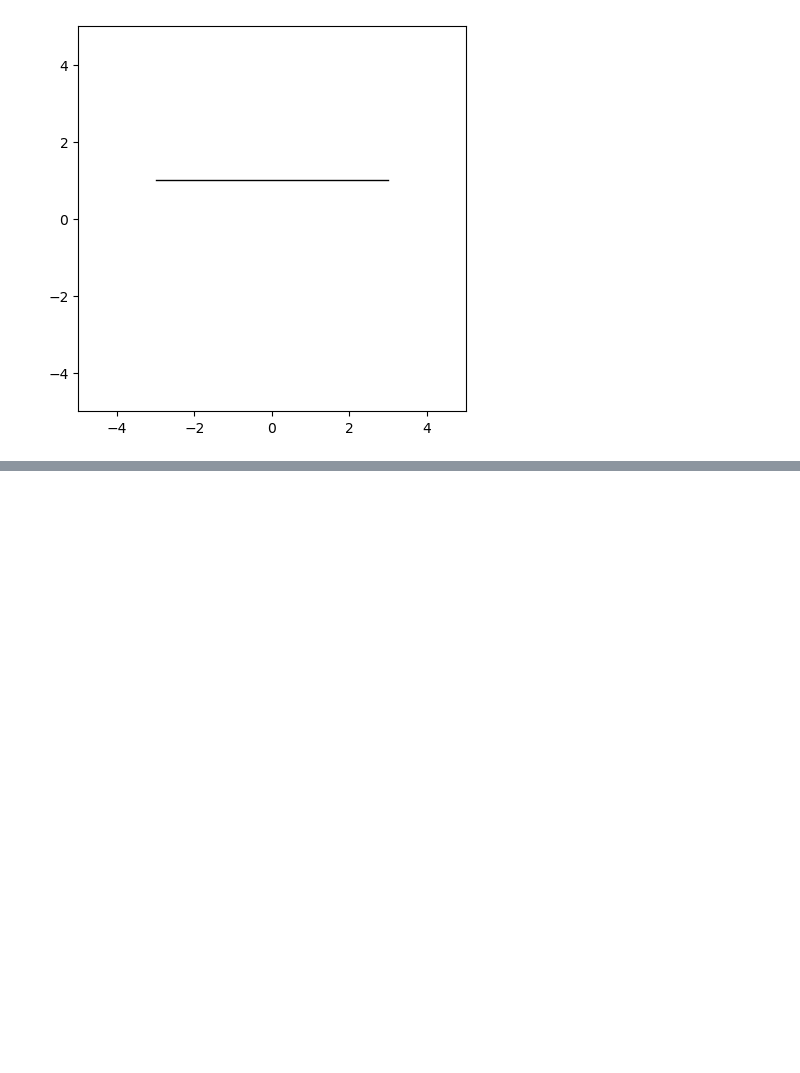
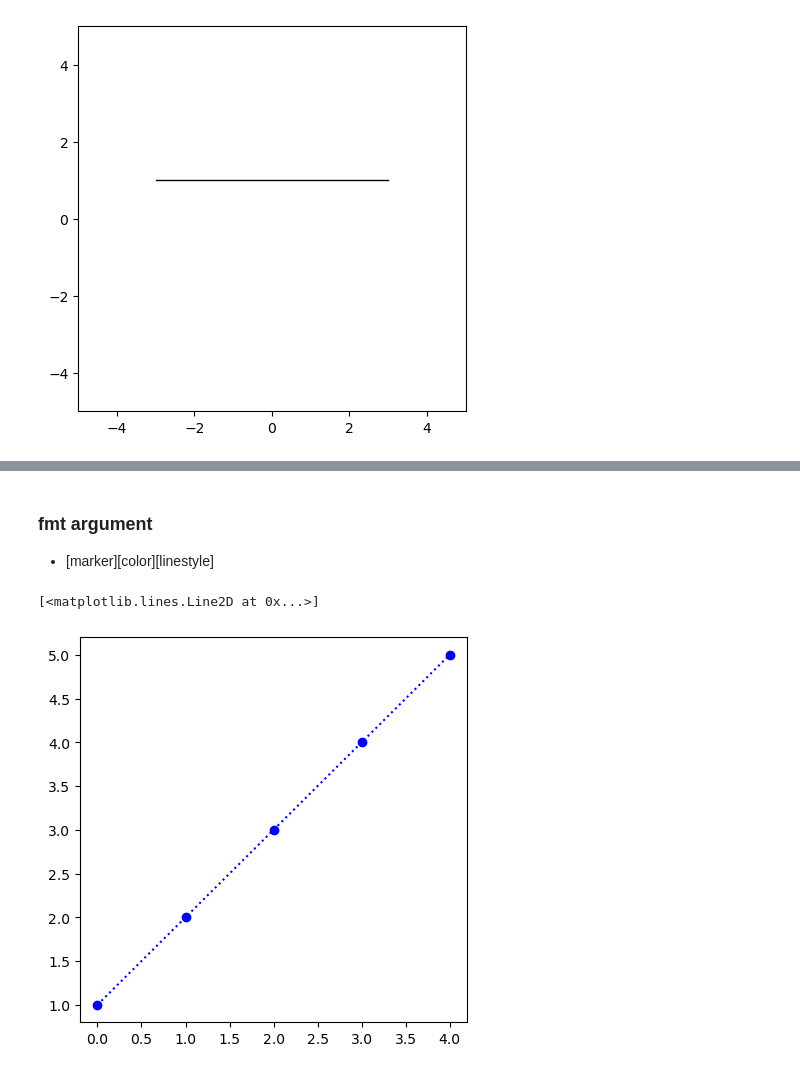
Before and after one commit to scarypillowz/Matplotlib, a Jupyter notebook: graph(1) line plot.ipynb, the cells around one changed output, grey strips where cells are left out. Saved outputs shown, nothing was run; the diff lists cells and outputs as text; code cells hidden in the pictures; blank space fills up the shorter version.

```diff
--- a/graph(1) line plot.ipynb
+++ b/graph(1) line plot.ipynb
@@ -357,0 +397,13 @@ Text(0, 0.5, 'daily prices in USD')
+# %% [markdown]
+### fmt argument
+- [marker][color][linestyle]
+# %%
+x_data = np.array([1, 2, 3, 4, 5])
+
+fig, ax = plt.subplots(figsize=(5, 5))
+
+# ax.plot(x_data, linestyle=':', marker='o', color='b')
+ax.plot(x_data, ':ob')
+# %% [output]
+[<matplotlib.lines.Line2D at 0x...>]
+[figure, added]
```
Also changed, not shown: parts of 19 cells of this notebook.
